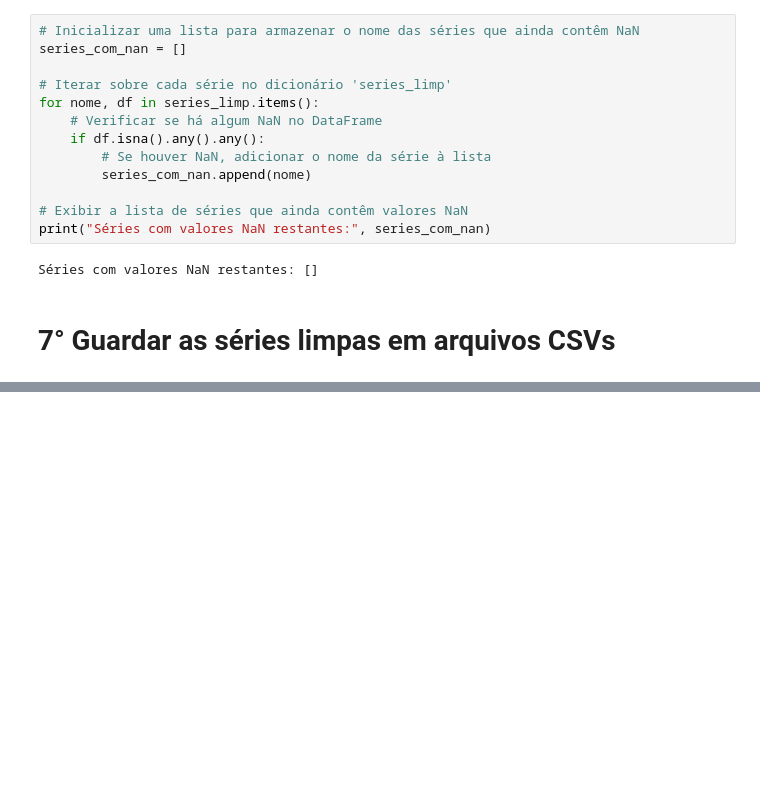
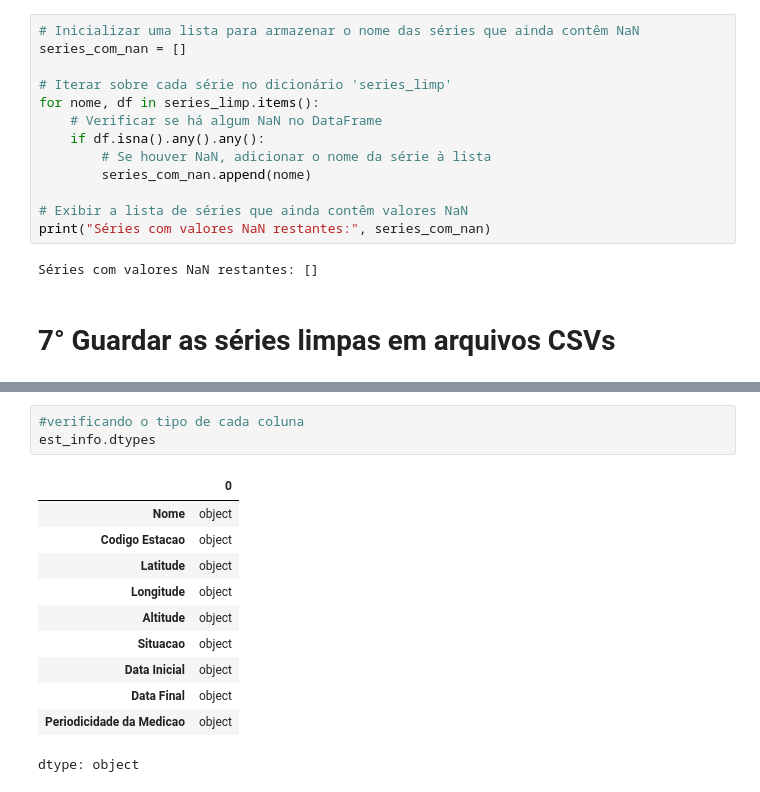
Before and after one commit to maryofcarmo/ICV, a Jupyter notebook: LIMPEZA.ipynb, the cells around one changed output, grey strips where cells are left out. Saved outputs shown, nothing was run; the diff lists cells and outputs as text; blank space fills up the shorter version.

```diff
--- a/LIMPEZA.ipynb
+++ b/LIMPEZA.ipynb
@@ -323,0 +374,15 @@ Série temporal 'Nome:_ARACAJU_Codigo_Estacao:_83096' foi salva em '/content/dri
+# %%
+#verificando o tipo de cada coluna
+est_info.dtypes
+# %% [output]
+|  | 0 |
+| Nome | object |
+| Codigo Estacao | object |
+| Latitude | object |
+| Longitude | object |
+| Altitude | object |
+| Situacao | object |
+| Data Inicial | object |
+| Data Final | object |
+| Periodicidade da Medicao | object |
+dtype: object
```
Also changed, not shown: parts of 5 cells of this notebook.
